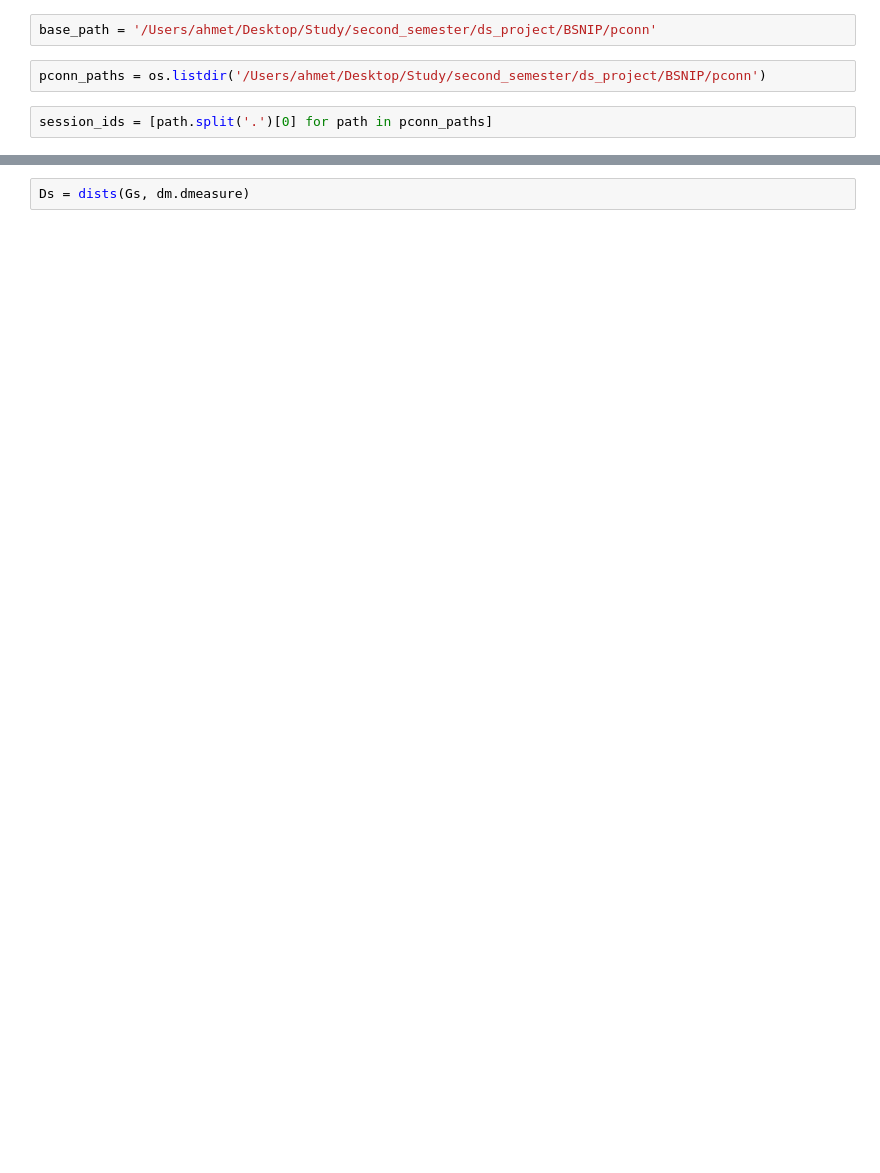
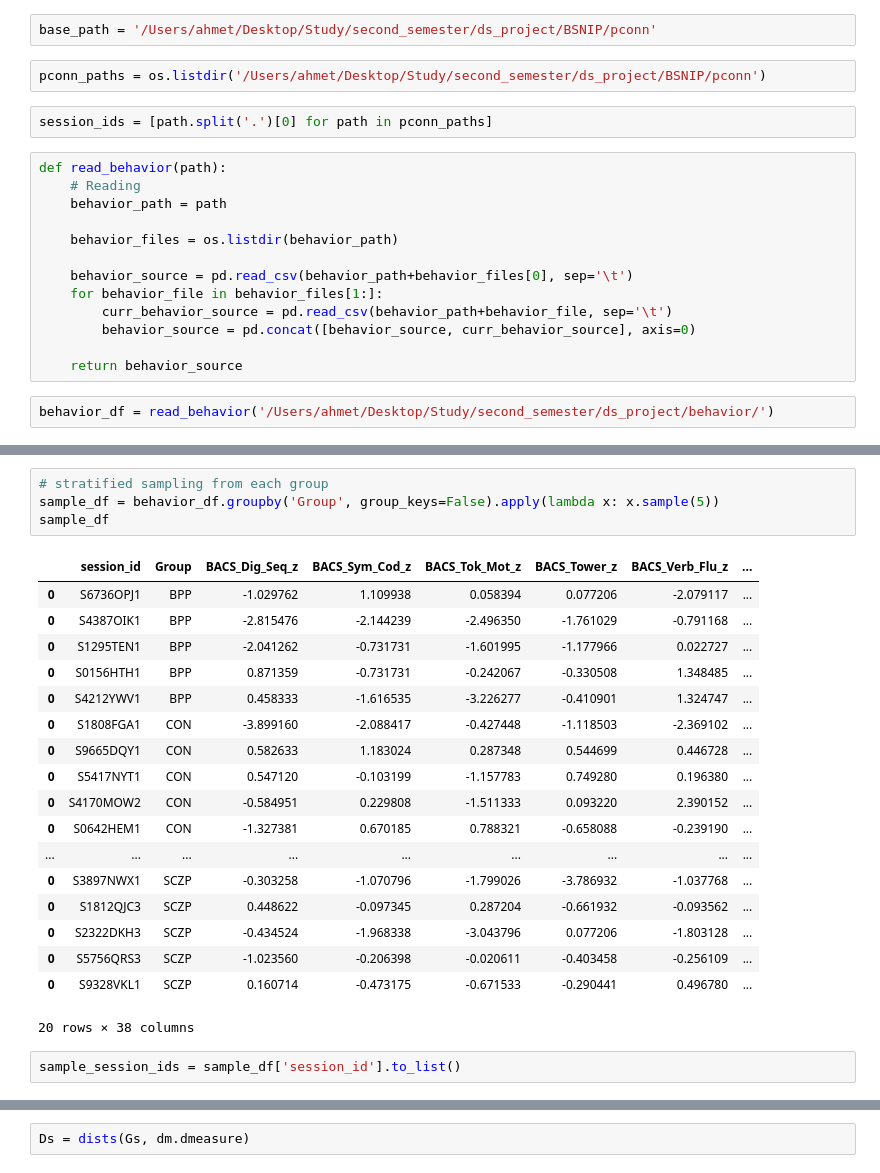
Before and after one commit to jacomof/classifying_psychiatric_disorders, a Jupyter notebook: src/simplified_d_measure.ipynb, the cells around one changed output, grey strips where cells are left out. Drawn from its saved outputs; the diff is of its cells as text; blank space fills up the shorter version.

```diff
--- a/src/simplified_d_measure.ipynb
+++ b/src/simplified_d_measure.ipynb
@@ -13,3 +16,18 @@ base_path = '/Users/ahmet/Desktop/Study/second_semester/ds_project/BSNIP/pconn'
 pconn_paths = os.listdir('/Users/ahmet/Desktop/Study/second_semester/ds_project/BSNIP/pconn')
 # %%
 session_ids = [path.split('.')[0] for path in pconn_paths]
+# %%
+def read_behavior(path):
+    # Reading
+    behavior_path = path
+
+    behavior_files = os.listdir(behavior_path)
+
+    behavior_source = pd.read_csv(behavior_path+behavior_files[0], sep='\t')
+    for behavior_file in behavior_files[1:]:
+        curr_behavior_source = pd.read_csv(behavior_path+behavior_file, sep='\t')
+        behavior_source = pd.concat([behavior_source, curr_behavior_source], axis=0)
+
+    return behavior_source
+# %%
+behavior_df = read_behavior('/Users/ahmet/Desktop/Study/second_semester/ds_project/behavior/')
@@ -16,3 +50,28 @@ session_ids = [path.split('.')[0] for path in pconn_paths]
+# %%
+# stratified sampling from each group
+sample_df = behavior_df.groupby('Group', group_keys=False).apply(lambda x: x.sample(5))
+sample_df
+# %% [output]
+|  | session_id | Group | BACS_Dig_Seq_z | BACS_Sym_Cod_z | BACS_Tok_Mot_z | BACS_Tower_z | BACS_Verb_Flu_z | ... |
+| 0 | S6736OPJ1 | BPP | -1.029762 | 1.109938 | 0.058394 | 0.077206 | -2.079117 | ... |
+| 0 | S4387OIK1 | BPP | -2.815476 | -2.144239 | -2.496350 | -1.761029 | -0.791168 | ... |
+| 0 | S1295TEN1 | BPP | -2.041262 | -0.731731 | -1.601995 | -1.177966 | 0.022727 | ... |
+| 0 | S0156HTH1 | BPP | 0.871359 | -0.731731 | -0.242067 | -0.330508 | 1.348485 | ... |
+| 0 | S4212YWV1 | BPP | 0.458333 | -1.616535 | -3.226277 | -0.410901 | 1.324747 | ... |
+| 0 | S1808FGA1 | CON | -3.899160 | -2.088417 | -0.427448 | -1.118503 | -2.369102 | ... |
+| 0 | S9665DQY1 | CON | 0.582633 | 1.183024 | 0.287348 | 0.544699 | 0.446728 | ... |
+| 0 | S5417NYT1 | CON | 0.547120 | -0.103199 | -1.157783 | 0.749280 | 0.196380 | ... |
+| 0 | S4170MOW2 | CON | -0.584951 | 0.229808 | -1.511333 | 0.093220 | 2.390152 | ... |
+| 0 | S0642HEM1 | CON | -1.327381 | 0.670185 | 0.788321 | -0.658088 | -0.239190 | ... |
+| ... | ... | ... | ... | ... | ... | ... | ... | ... |
+| 0 | S3897NWX1 | SCZP | -0.303258 | -1.070796 | -1.799026 | -3.786932 | -1.037768 | ... |
+| 0 | S1812QJC3 | SCZP | 0.448622 | -0.097345 | 0.287204 | -0.661932 | -0.093562 | ... |
+| 0 | S2322DKH3 | SCZP | -0.434524 | -1.968338 | -3.043796 | 0.077206 | -1.803128 | ... |
+| 0 | S5756QRS3 | SCZP | -1.023560 | -0.206398 | -0.020611 | -0.403458 | -0.256109 | ... |
+| 0 | S9328VKL1 | SCZP | 0.160714 | -0.473175 | -0.671533 | -0.290441 | 0.496780 | ... |
+20 rows × 38 columns
+# %%
+sample_session_ids = sample_df['session_id'].to_list()
 # %%
 def dists(Gs, measure):
 
```
Also changed, not shown: parts of 5 cells of this notebook, 2 other files.
